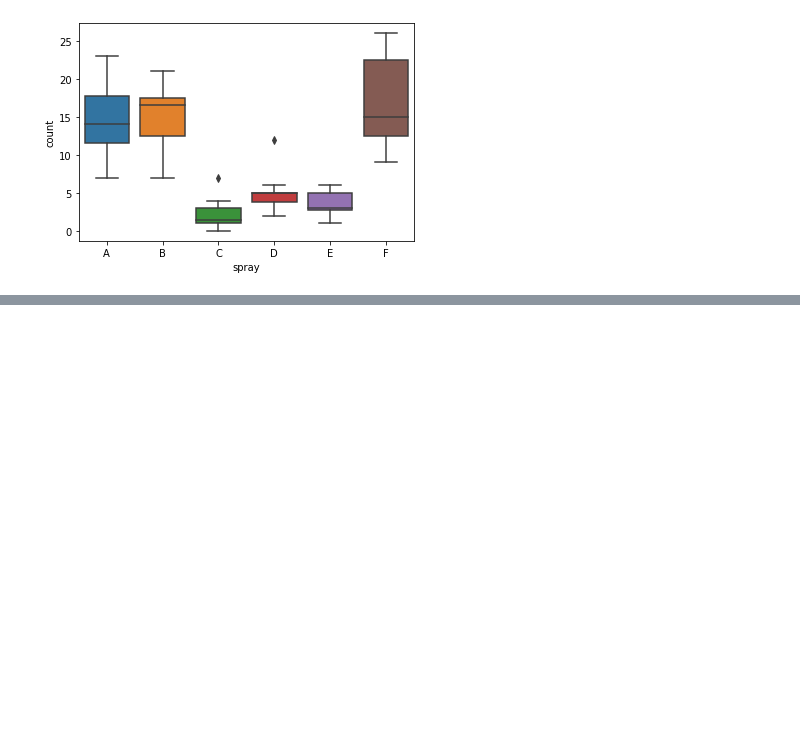
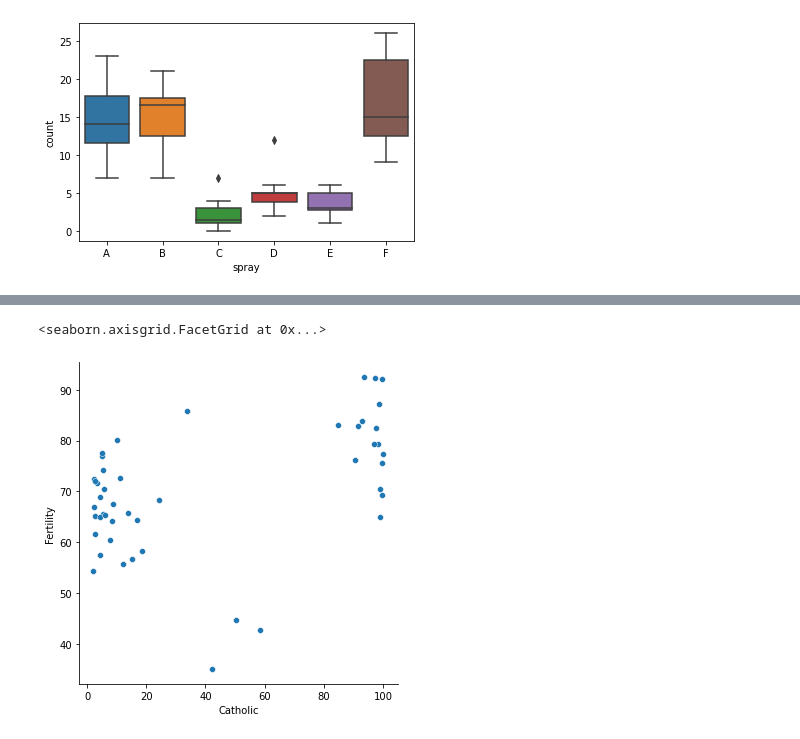
Before and after one commit to albertopuentes/numpy-pandas-visualization-exercises, a Jupyter notebook: seaborn_exercises.ipynb, the cells around one changed output, grey strips where cells are left out. Saved outputs shown, nothing was run; the diff lists cells and outputs as text; code cells hidden in the pictures; blank space fills up the shorter version.

Commit message:
Seaborn Exercises

```diff
--- a/seaborn_exercises.ipynb
+++ b/seaborn_exercises.ipynb
@@ -111,0 +92,4 @@ insect_sprays
+# %%
+# Load the swiss dataset and read it's documentation. Create visualizations to answer the following questions:
+swiss = data('swiss')
+data('swiss', show_doc=True)
@@ -111,0 +114,4 @@ insect_sprays
+# %%
+# Create an attribute named is_catholic that holds a boolean value of whether or not the province is Catholic. (Choose a cutoff point for what constitutes catholic)
+swiss['Is_Catholic'] = np.where(swiss.Catholic > 50, 'Is Catholic', 'Not Catholic')
+swiss.head(10)
@@ -111,0 +130,6 @@ insect_sprays
+# %%
+# Does whether or not a province is Catholic influence fertility?  Catholic does appear to influence higher fertility rates
+sns.relplot(data=swiss,x='Catholic', y='Fertility')
+# %% [output]
+<seaborn.axisgrid.FacetGrid at 0x...>
+[figure, added]
```
Also changed, not shown: parts of 6 cells of this notebook.
